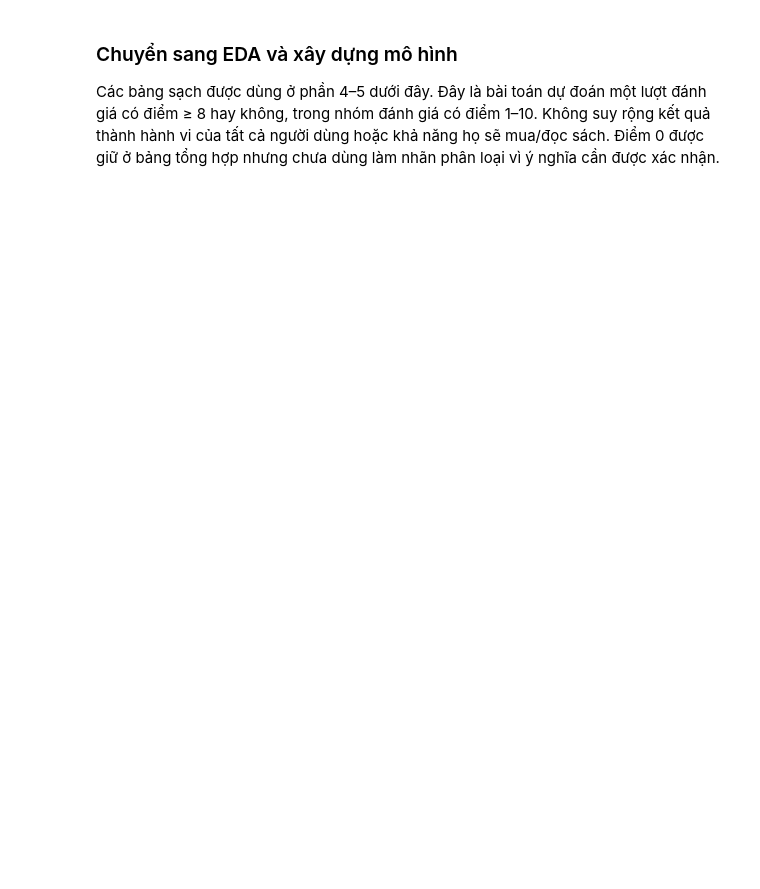
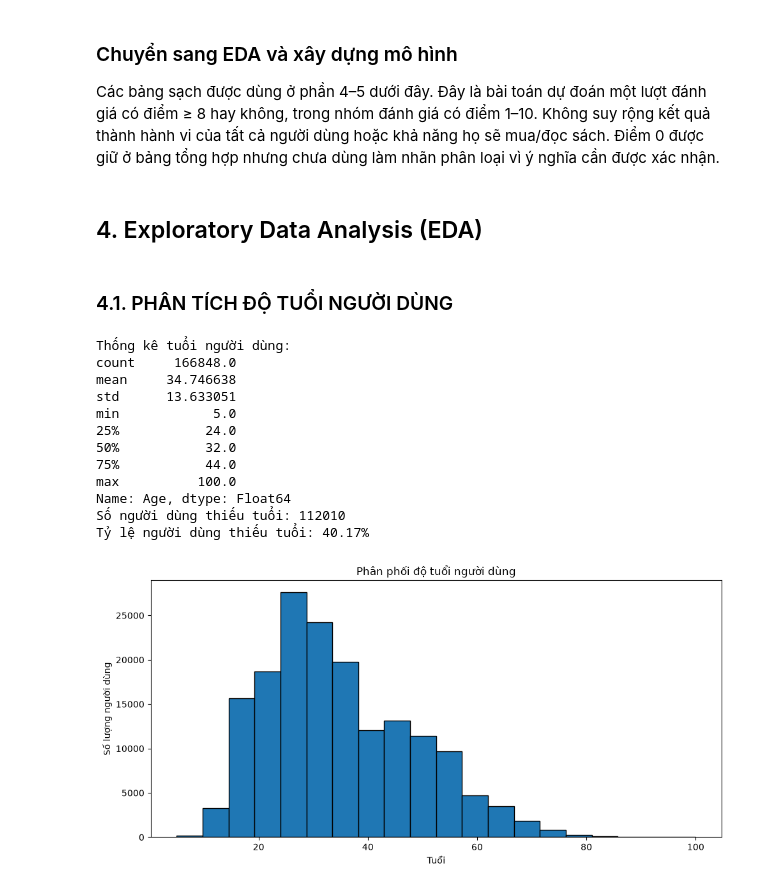
Before and after one commit to Bluenip/Data_analyst_python_midterm_project, a Jupyter notebook: mid_term_code.ipynb, the cells around one changed output. Cells and saved outputs as stored; diff of their text form; code cells hidden in the pictures; blank space fills up the shorter version.

```diff
--- a/mid_term_code.ipynb
+++ b/mid_term_code.ipynb
@@ -227,3 +228,41 @@ liked
 # %% [markdown]
 ### Chuyển sang EDA và xây dựng mô hình
 Các bảng sạch được dùng ở phần 4–5 dưới đây. Đây là bài toán dự đoán một lượt đánh giá có điểm ≥ 8 hay không, trong nhóm đánh giá có điểm 1–10. Không suy rộng kết quả thành hành vi của tất cả người dùng hoặc khả năng họ sẽ mua/đọc sách. Điểm 0 được giữ ở bảng tổng hợp nhưng chưa dùng làm nhãn phân loại vì ý nghĩa cần được xác nhận.
+# %% [markdown]
+## 4. Exploratory Data Analysis (EDA)
+# %% [markdown]
+### 4.1. PHÂN TÍCH ĐỘ TUỔI NGƯỜI DÙNG
+# %%
+# Chuyển tuổi sang kiểu số để thống kê.
+# Tuổi thiếu hoặc không chuyển được thành số sẽ trở thành NaN.
+user_age = pd.to_numeric(users_clean["Age"],errors="coerce")
+# Thống kê tuổi của người dùng.
+print("\nThống kê tuổi người dùng:")
+print(user_age.describe())
+# Đếm số người dùng thiếu tuổi và tính tỷ lệ phần trăm.
+missing_age_count = user_age.isna().sum()
+missing_age_percentage = user_age.isna().mean() * 100
+print("Số người dùng thiếu tuổi:", missing_age_count)
+print(f"Tỷ lệ người dùng thiếu tuổi: {missing_age_percentage:.2f}%")
+# Vẽ biểu đồ phân phối tuổi, bỏ qua các giá trị thiếu.
+plt.figure(figsize=(10, 5))
+user_age.dropna().plot(kind="hist",bins=20,edgecolor="black")
+plt.title("Phân phối độ tuổi người dùng")
+plt.xlabel("Tuổi")
+plt.ylabel("Số lượng người dùng")
+plt.tight_layout()
+plt.show()
+# %% [output]
+Thống kê tuổi người dùng:
+count     166848.0
+mean     34.746638
+std      13.633051
+min            5.0
+25%           24.0
+50%           32.0
+75%           44.0
+max          100.0
+Name: Age, dtype: Float64
+Số người dùng thiếu tuổi: 112010
+Tỷ lệ người dùng thiếu tuổi: 40.17%
+[figure, added]
```
Also changed, not shown: parts of 10 cells of this notebook.
